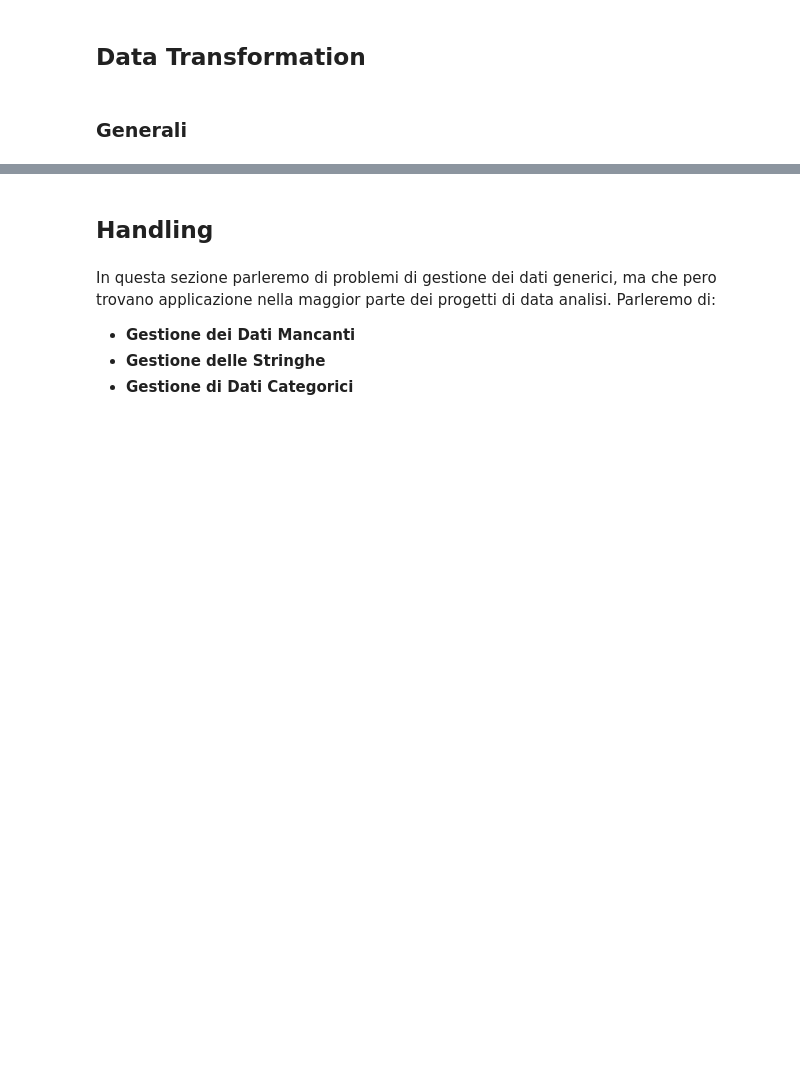
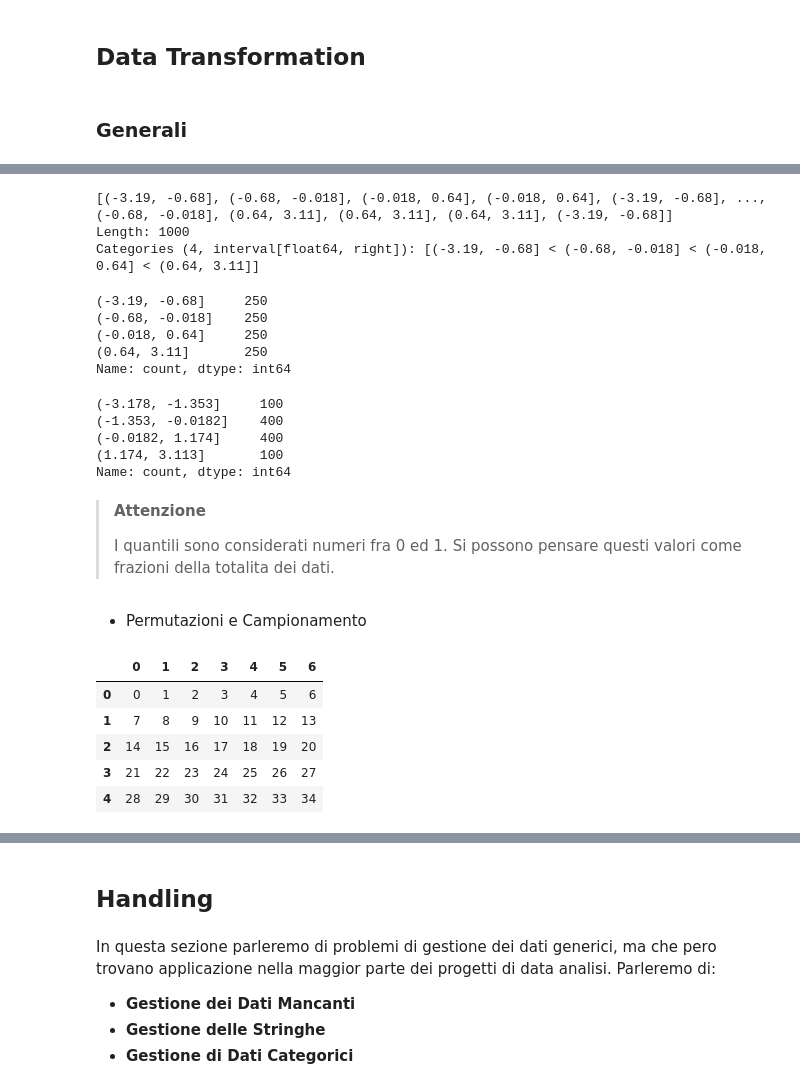
Before and after one commit to vivri161803/PythonForDataAnanlysis, a Jupyter notebook: 3_DataCleaningAndPreparation.ipynb, the cells around one changed output, grey strips where cells are left out. Cells and saved outputs as stored; diff of their text form; code cells hidden in the pictures; blank space fills up the shorter version.

```diff
--- a/3_DataCleaningAndPreparation.ipynb
+++ b/3_DataCleaningAndPreparation.ipynb
@@ -15,0 +327,41 @@ import numpy as np
+# %%
+data = np.random.standard_normal(1000)
+quartiles = pd.qcut(data, 4, precision = 2)
+quartiles
+# %% [output]
+[(-3.19, -0.68], (-0.68, -0.018], (-0.018, 0.64], (-0.018, 0.64], (-3.19, -0.68], ..., (-0.68, -0.018], (0.64, 3.11], (0.64, 3.11], (0.64, 3.11], (-3.19, -0.68]]
+Length: 1000
+Categories (4, interval[float64, right]): [(-3.19, -0.68] < (-0.68, -0.018] < (-0.018, 0.64] < (0.64, 3.11]]
+# %%
+pd.value_counts(quartiles)
+# %% [output]
+(-3.19, -0.68]     250
+(-0.68, -0.018]    250
+(-0.018, 0.64]     250
+(0.64, 3.11]       250
+Name: count, dtype: int64
+# %%
+# utilizzare quantili specifici
+pd.qcut(data, [0, 0.1, 0.5, 0.9, 1]).value_counts()
+# %% [output]
+(-3.178, -1.353]     100
+(-1.353, -0.0182]    400
+(-0.0182, 1.174]     400
+(1.174, 3.113]       100
+Name: count, dtype: int64
+# %% [markdown]
+> **Attenzione**
+>
+> I quantili sono considerati numeri fra 0 ed 1. Si possono pensare questi valori come frazioni della totalita dei dati.
+# %% [markdown]
+- Permutazioni e Campionamento
+# %%
+df = pd.DataFrame(np.arange(5*7).reshape((5,7)))
+df
+# %% [output]
+|  | 0 | 1 | 2 | 3 | 4 | 5 | 6 |
+| 0 | 0 | 1 | 2 | 3 | 4 | 5 | 6 |
+| 1 | 7 | 8 | 9 | 10 | 11 | 12 | 13 |
+| 2 | 14 | 15 | 16 | 17 | 18 | 19 | 20 |
+| 3 | 21 | 22 | 23 | 24 | 25 | 26 | 27 |
+| 4 | 28 | 29 | 30 | 31 | 32 | 33 | 34 |
```
Also changed, not shown: parts of 70 cells of this notebook.
